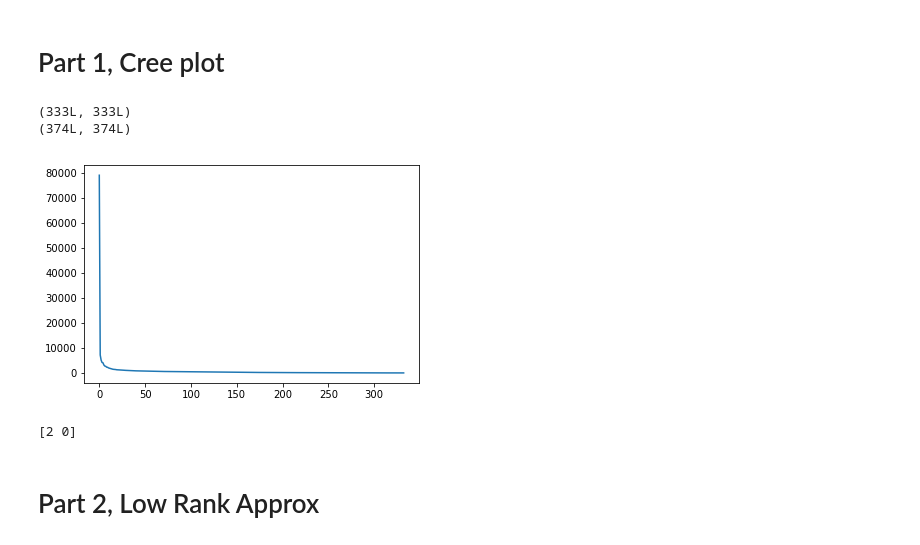
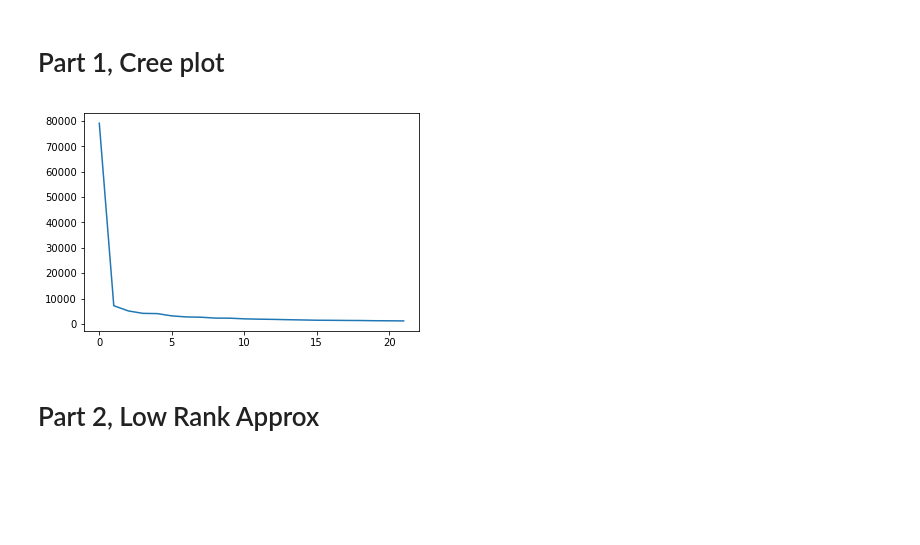
Before and after one commit to marcos0318/DataSciLabs, a Jupyter notebook: DataScienceLab.ipynb, the cells around one changed output. Drawn from its saved outputs; the diff is of its cells as text; code cells hidden in the pictures; blank space fills up the shorter version.

```diff
--- a/FirstNotebook.ipynb
+++ b/DataScienceLab.ipynb
@@ -78,12 +78,12 @@ plt.show()
 # %% [markdown]
 # SVD
 # %%
-import scipy as sp
+import scipy.misc as spm
 import matplotlib.pyplot as plt
 import numpy as np
 %matplotlib inline
-coloredImg = sp.misc.imread("pikachu.jpg")
-grayImg = sp.misc.imread("pikachu.jpg", flatten = True)
+coloredImg = spm.imread("pikachu.jpg") # do not have to consider the path, just the name of the file
+grayImg = spm.imread("pikachu.jpg", flatten = True)
 
 plt.figure(1)
 plt.subplot(121)
@@ -96,23 +96,21 @@ plt.imshow(grayImg, cmap='gray') # have to add this to get the gray scale
 # %% [markdown]
 # Part 1, Cree plot
 # %%
+# SVD function
 U, s, V = np.linalg.svd(grayImg)
 S = np.diag(s)
 x = np.array(range(len(s)))
-print U.shape
-print V.shape
 
-
-
+# print the first p_num eigenvalues
+p_num = 22
+s = s[0:p_num]
+x = x[0:p_num]
+# plot the singular values
 plt.figure(2)
 plt.plot(x, s)
 plt.show()
-print np.array([2,3])*np.array([1,0])
 # %% [output]
-(333L, 333L)
-(374L, 374L)
-[figure, old version]
+[figure, new version]
-[2 0]
 # %% [markdown]
 # Part 2, Low Rank Approx
 # %%
```
Also changed, not shown: parts of 2 cells of this notebook, 3 other files.
